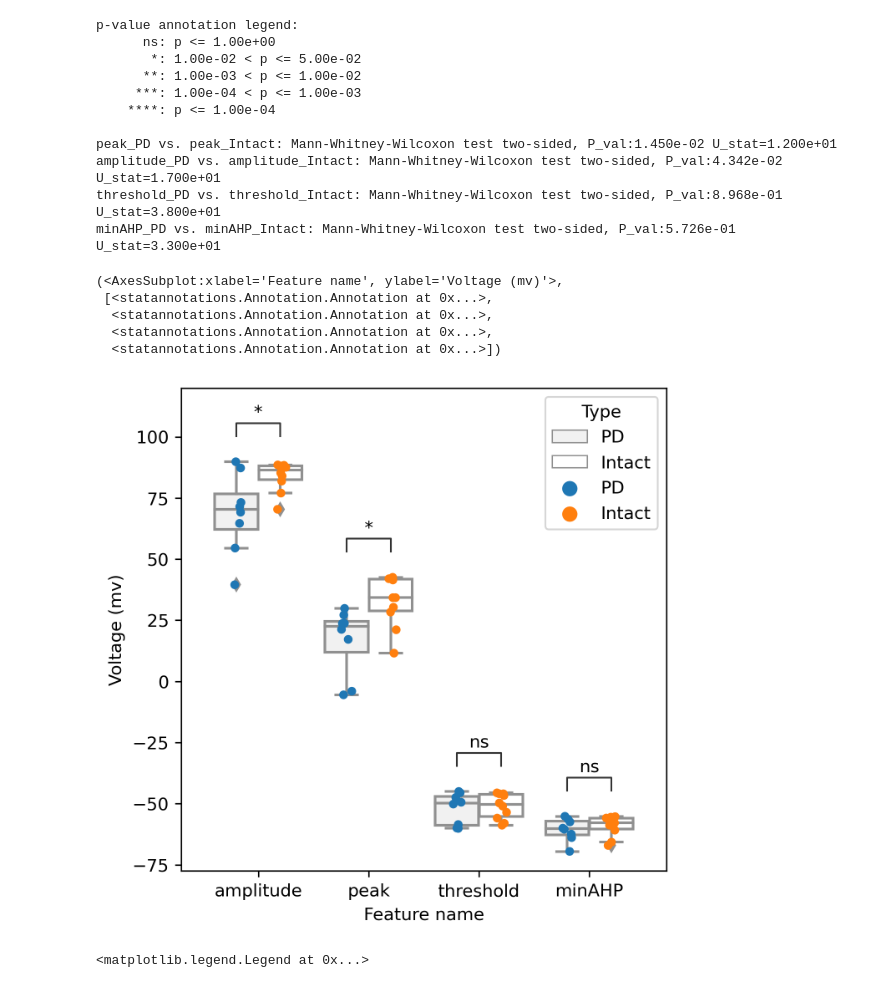
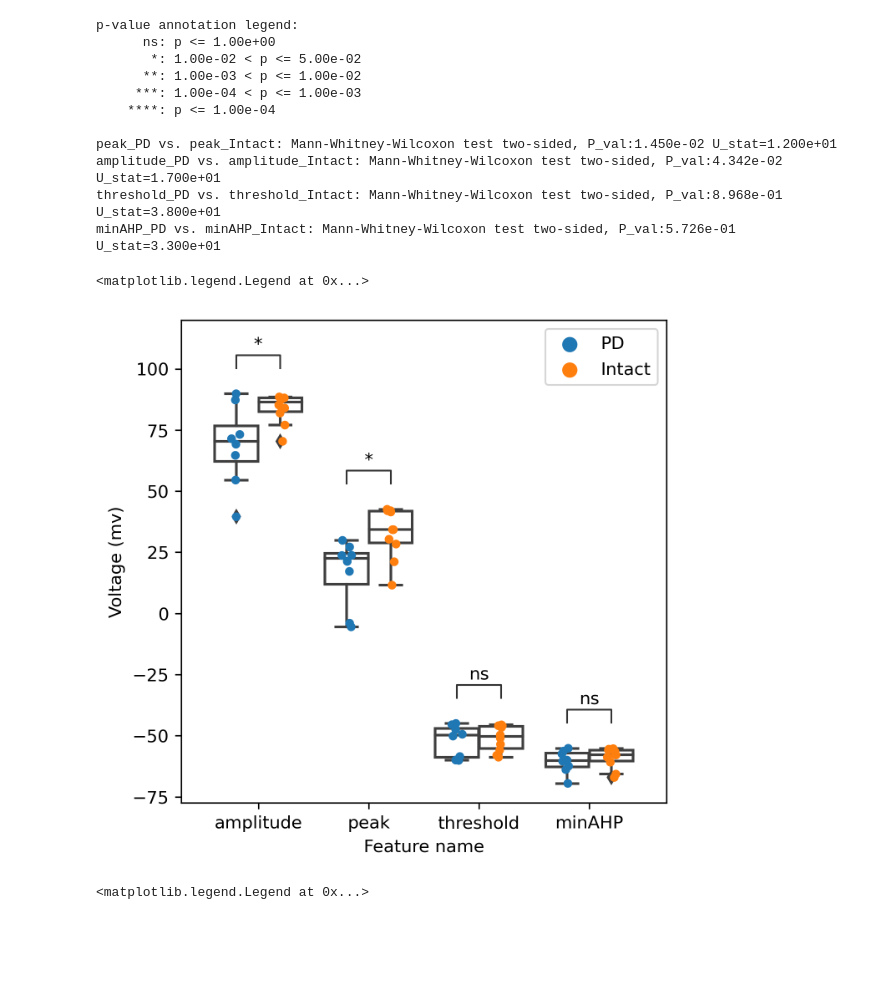
Before and after one commit to AlanYWu/Pioneer_spike-train-analysis, a Jupyter notebook: Graphs/Graph 3/Grouped box-whisker plot/Plot_first_spike/1_Plot_Final.ipynb, the cells around one changed output. Saved outputs shown, nothing was run; the diff lists cells and outputs as text; code cells hidden in the pictures; blank space fills up the shorter version.

```diff
--- a/Graphs/Graph 3/Grouped box-whisker plot/Plot_first_spike/1_Plot_Final.ipynb
+++ b/Graphs/Graph 3/Grouped box-whisker plot/Plot_first_spike/1_Plot_Final.ipynb
@@ -15,3 +15,9 @@ data = pd.read_csv("Combined_first_spike.csv")
 # https://blog.csdn.net/qq_46110834/article/details/111461809
 # https://stackoverflow.com/questions/71008444/how-does-one-insert-statistical-annotations-e-g-p-values-into-a-seaborn-figur
 # https://zhuanlan.zhihu.com/p/432236585
+# %%
+
+current_palette = sns.color_palette()
+sns.palplot(current_palette)
+sns.color_palette("tab10")
+sns.set_palette("tab10")
@@ -85,46 +103,50 @@ width_PD vs. width_Intact: Mann-Whitney-Wilcoxon test two-sided, P_val:8.314e-02
 fig,ax=plt.subplots(figsize=(5,5),dpi=300)
 data_mv = data[data['Feature name'].isin(['amplitude','peak','threshold','minAHP'])]
 
-ax = sns.boxplot(data=data_mv,x="Feature name",y="Feature value",hue="Type",whis=1.5,saturation=1,color="white",order=['amplitude','peak','threshold','minAHP'])
+
+PROPS = {
+    'boxprops':{'facecolor':'none'},
+}
+
+ax = sns.boxplot(data=data_mv,x="Feature name",y="Feature value",hue="Type",whis=1.5,saturation=1,order=['amplitude','peak','threshold','minAHP'],**PROPS)
 grped_bplot = sns.stripplot(x='Feature name', y='Feature value',
               data=data_mv,
               hue='Type',
               marker='o',
               dodge=True,
               jitter=True,
               alpha=1,
               order=['amplitude','peak','threshold','minAHP'])
 
 
 ax.set_ylabel("Voltage (mv)")
 pairs=[
     (("peak","PD"),("peak","Intact")),
     (("threshold","PD"),("threshold","Intact")),
     (("amplitude","PD"),("amplitude","Intact")),
     (("minAHP","PD"),("minAHP","Intact")),
     ]
 
 annotator = Annotator(ax, pairs, data=data_mv, x="Feature name", y="Feature value",hue="Type",order=['amplitude','peak','threshold','minAHP'])
 annotator.configure(test='Mann-Whitney', text_format='star',line_height=0.03,line_width=1)
 annotator.apply_and_annotate()
+
+handles, labels = ax.get_legend_handles_labels()
+ax.legend(handles[2:], ["PD","Intact"])
 # %% [output]
 p-value annotation legend:
       ns: p <= 1.00e+00
        *: 1.00e-02 < p <= 5.00e-02
       **: 1.00e-03 < p <= 1.00e-02
      ***: 1.00e-04 < p <= 1.00e-03
     ****: p <= 1.00e-04
 
 peak_PD vs. peak_Intact: Mann-Whitney-Wilcoxon test two-sided, P_val:1.450e-02 U_stat=1.200e+01
 amplitude_PD vs. amplitude_Intact: Mann-Whitney-Wilcoxon test two-sided, P_val:4.342e-02 U_stat=1.700e+01
 threshold_PD vs. threshold_Intact: Mann-Whitney-Wilcoxon test two-sided, P_val:8.968e-01 U_stat=3.800e+01
 minAHP_PD vs. minAHP_Intact: Mann-Whitney-Wilcoxon test two-sided, P_val:5.726e-01 U_stat=3.300e+01
-(<AxesSubplot:xlabel='Feature name', ylabel='Voltage (mv)'>,
- [<statannotations.Annotation.Annotation at 0x...>,
-  <statannotations.Annotation.Annotation at 0x...>,
-  <statannotations.Annotation.Annotation at 0x...>,
-  <statannotations.Annotation.Annotation at 0x...>])
+<matplotlib.legend.Legend at 0x...>
-[figure, old version]
+[figure, new version]
 # %%
 # %% [output]
 <matplotlib.legend.Legend at 0x...>
```
Also changed, not shown: parts of 3 cells of this notebook.
